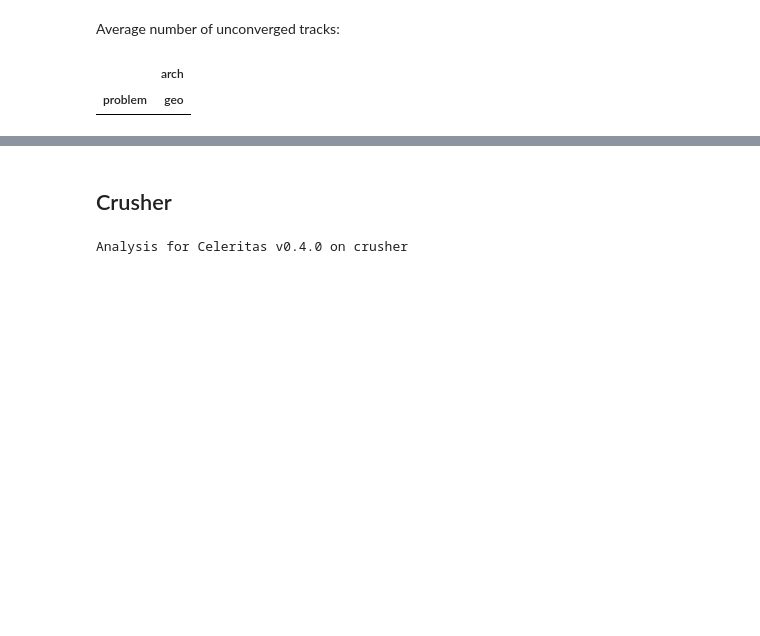
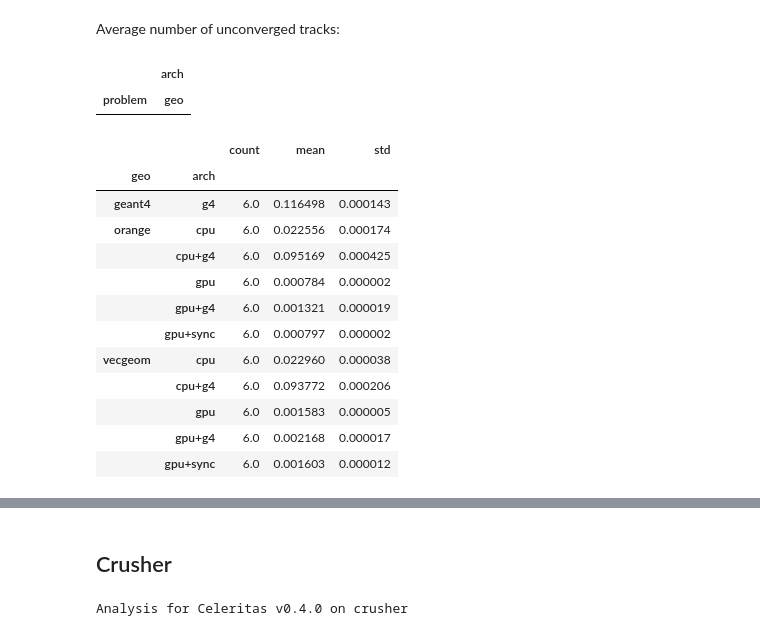
Before and after one commit to celeritas-project/regression, a Jupyter notebook: analysis.ipynb, the cells around one changed output, grey strips where cells are left out. Saved outputs shown, nothing was run; the diff lists cells and outputs as text; code cells hidden in the pictures; blank space fills up the shorter version.

```diff
--- a/analysis.ipynb
+++ b/analysis.ipynb
@@ -64,0 +67,16 @@ unconv[unconv > 0].unstack('arch')
+# %%
+tpp.xs('testem3-flat+field+msc', level='problem')
+# %% [output]
+|  |  | count | mean | std |
+| geo | arch |  |  |  |
+| geant4 | g4 | 6.0 | 0.116498 | 0.000143 |
+| orange | cpu | 6.0 | 0.022556 | 0.000174 |
+|  | cpu+g4 | 6.0 | 0.095169 | 0.000425 |
+|  | gpu | 6.0 | 0.000784 | 0.000002 |
+|  | gpu+g4 | 6.0 | 0.001321 | 0.000019 |
+|  | gpu+sync | 6.0 | 0.000797 | 0.000002 |
+| vecgeom | cpu | 6.0 | 0.022960 | 0.000038 |
+|  | cpu+g4 | 6.0 | 0.093772 | 0.000206 |
+|  | gpu | 6.0 | 0.001583 | 0.000005 |
+|  | gpu+g4 | 6.0 | 0.002168 | 0.000017 |
+|  | gpu+sync | 6.0 | 0.001603 | 0.000012 |
```
Also changed, not shown: parts of 4 cells of this notebook, 1 other file.
